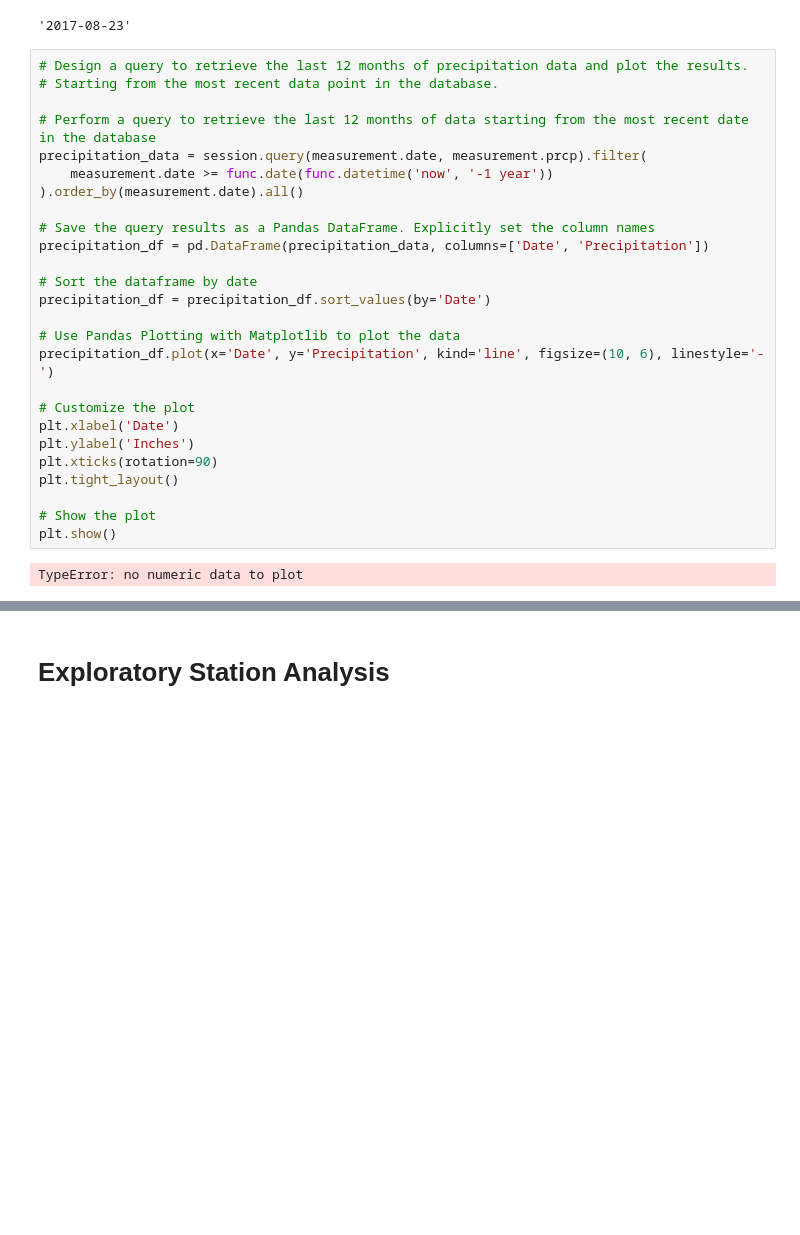
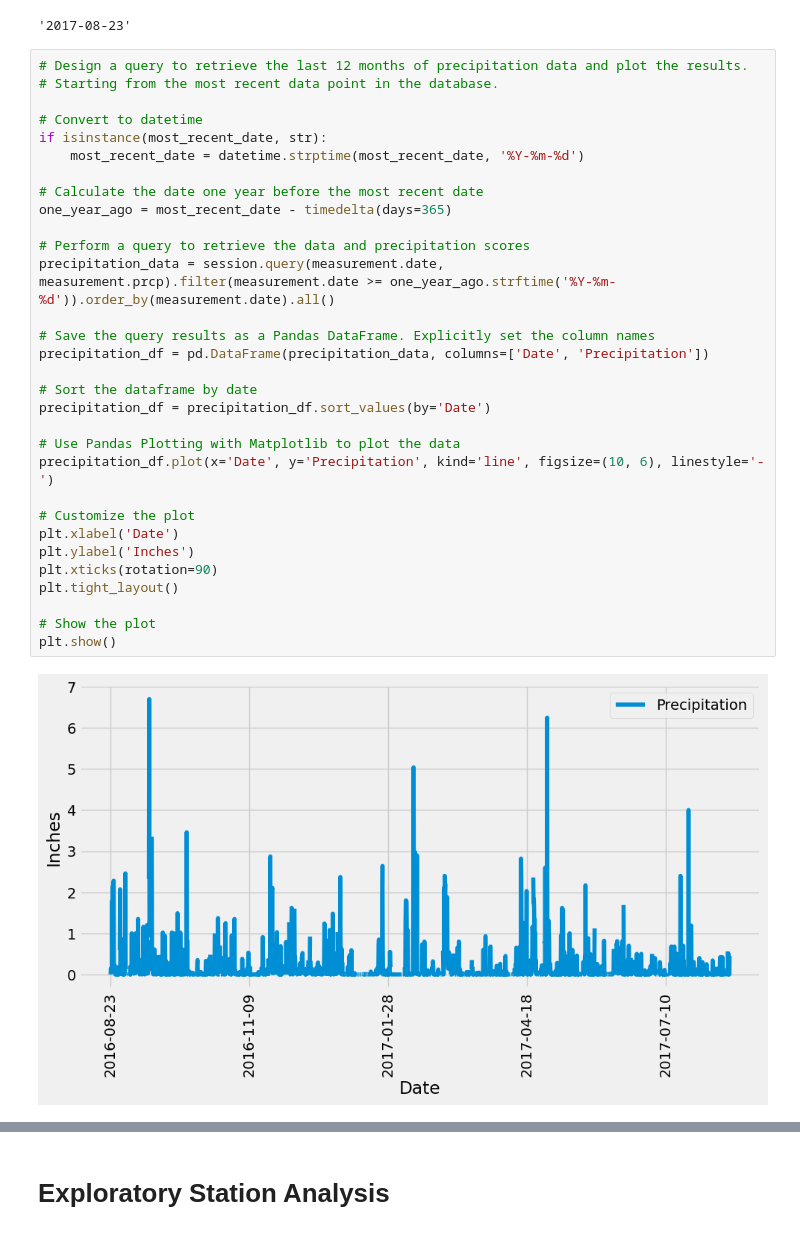
Before and after one commit to hopkinsbowman78/sqlalchemy-orm-queries-flask-app, a Jupyter notebook: SurfsUp/climate_starter.ipynb, the cells around one changed output, grey strips where cells are left out. Cells and saved outputs as stored; diff of their text form; blank space fills up the shorter version.

```diff
--- a/SurfsUp/climate_starter.ipynb
+++ b/SurfsUp/climate_starter.ipynb
@@ -47,31 +47,36 @@ most_recent_date
 # %%
 # Design a query to retrieve the last 12 months of precipitation data and plot the results.
 # Starting from the most recent data point in the database.
 
-# Perform a query to retrieve the last 12 months of data starting from the most recent date in the database
-precipitation_data = session.query(measurement.date, measurement.prcp).filter(
-    measurement.date >= func.date(func.datetime('now', '-1 year'))
-).order_by(measurement.date).all()
+# Convert to datetime
+if isinstance(most_recent_date, str):
+    most_recent_date = datetime.strptime(most_recent_date, '%Y-%m-%d')
+
+# Calculate the date one year before the most recent date
+one_year_ago = most_recent_date - timedelta(days=365)
+
+# Perform a query to retrieve the data and precipitation scores
+precipitation_data = session.query(measurement.date, measurement.prcp).filter(measurement.date >= one_year_ago.strftime('%Y-%m-%d')).order_by(measurement.date).all()
 
 # Save the query results as a Pandas DataFrame. Explicitly set the column names
 precipitation_df = pd.DataFrame(precipitation_data, columns=['Date', 'Precipitation'])
 
 # Sort the dataframe by date
 precipitation_df = precipitation_df.sort_values(by='Date')
 
 # Use Pandas Plotting with Matplotlib to plot the data
 precipitation_df.plot(x='Date', y='Precipitation', kind='line', figsize=(10, 6), linestyle='-')
 
 # Customize the plot
 plt.xlabel('Date')
 plt.ylabel('Inches')
 plt.xticks(rotation=90)
 plt.tight_layout()
 
 # Show the plot
 plt.show()
 # %% [output]
-TypeError: no numeric data to plot
+[figure, added]
 # %%
 # Use Pandas to calculate the summary statistics for the precipitation data
 precipitation_df.describe()
```
Also changed, not shown: parts of 7 cells of this notebook.
